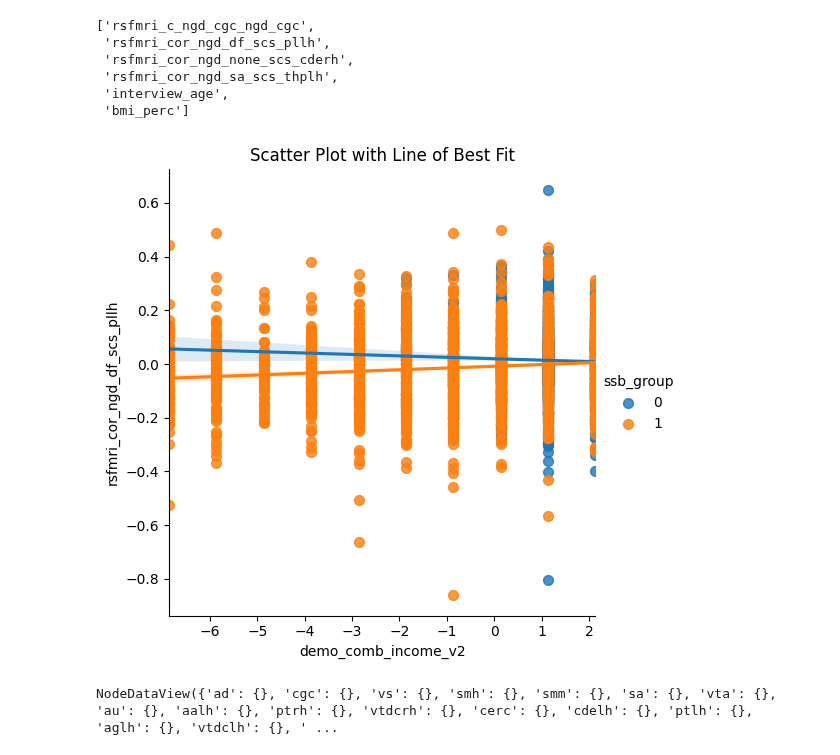
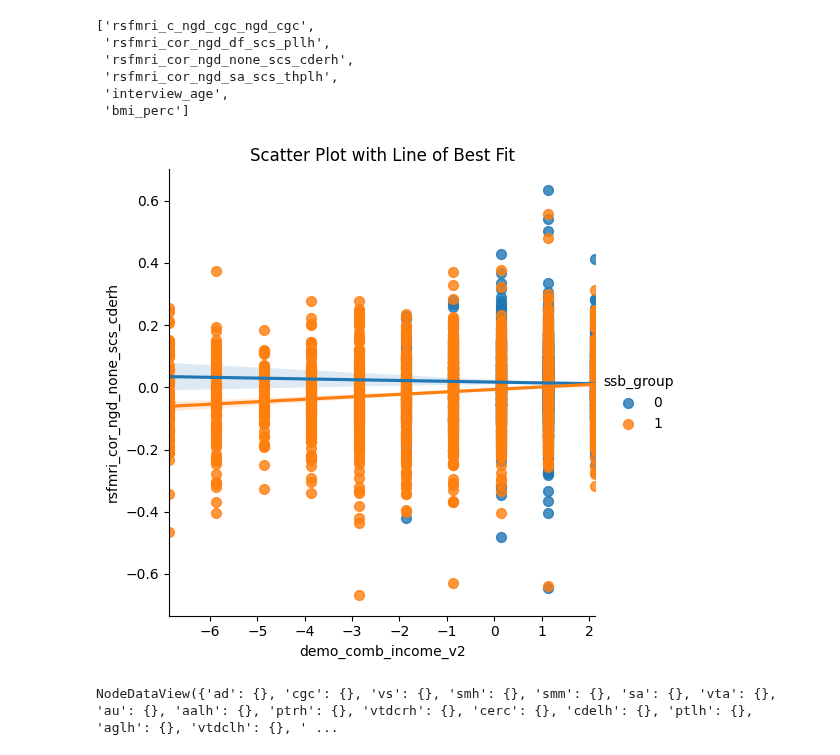
Before and after one commit to grace-shearrer/SSIB-2024, a Jupyter notebook: Scripts_Yana/Final_cleaning_data_scripts/SSBneuroGraph.ipynb, the cells around one changed output. Drawn from its saved outputs; the diff is of its cells as text; code cells hidden in the pictures.

```diff
--- a/Scripts_Yana/Final_cleaning_data_scripts/SSBneuroGraph.ipynb
+++ b/Scripts_Yana/Final_cleaning_data_scripts/SSBneuroGraph.ipynb
@@ -173,17 +173,17 @@ import seaborn as sns
 # %%
 # Scatter plot with line of best fit for each group
 sns.lmplot(
     x='demo_comb_income_v2',
-    y='rsfmri_cor_ngd_df_scs_pllh',
+    y='rsfmri_cor_ngd_none_scs_cderh',
     hue='ssb_group',
     data=savedDict['df'],
     ci=95,
     scatter_kws={"s": 50}
 )
 plt.title('Scatter Plot with Line of Best Fit')
 plt.show()
 # %% [output]
-[figure, old version]
+[figure, new version]
 # %%
 def grapher():
     pos = nx.spring_layout(G, seed=seed)
```
Also changed, not shown: parts of 3 cells of this notebook, 3 other files.
